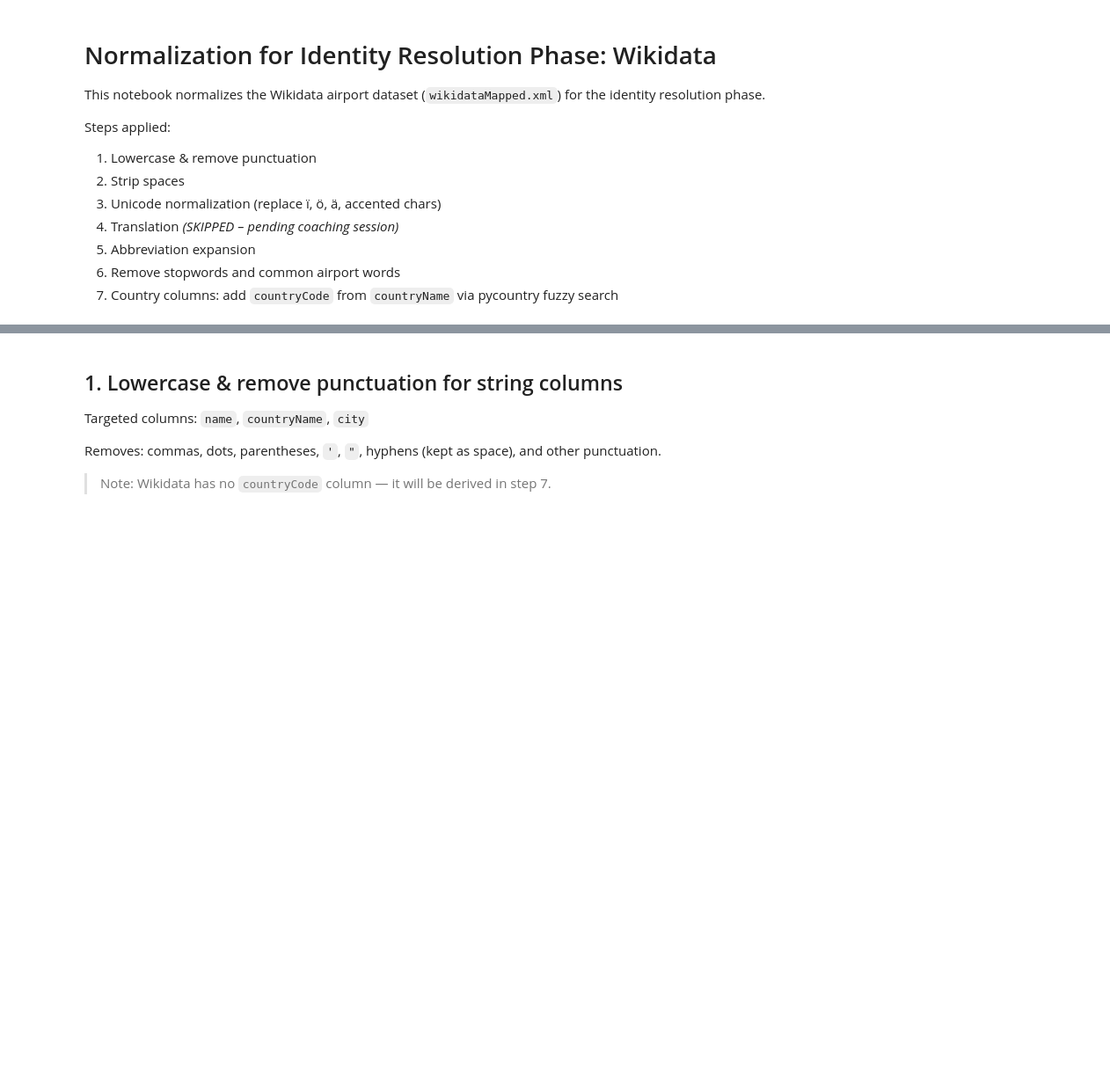
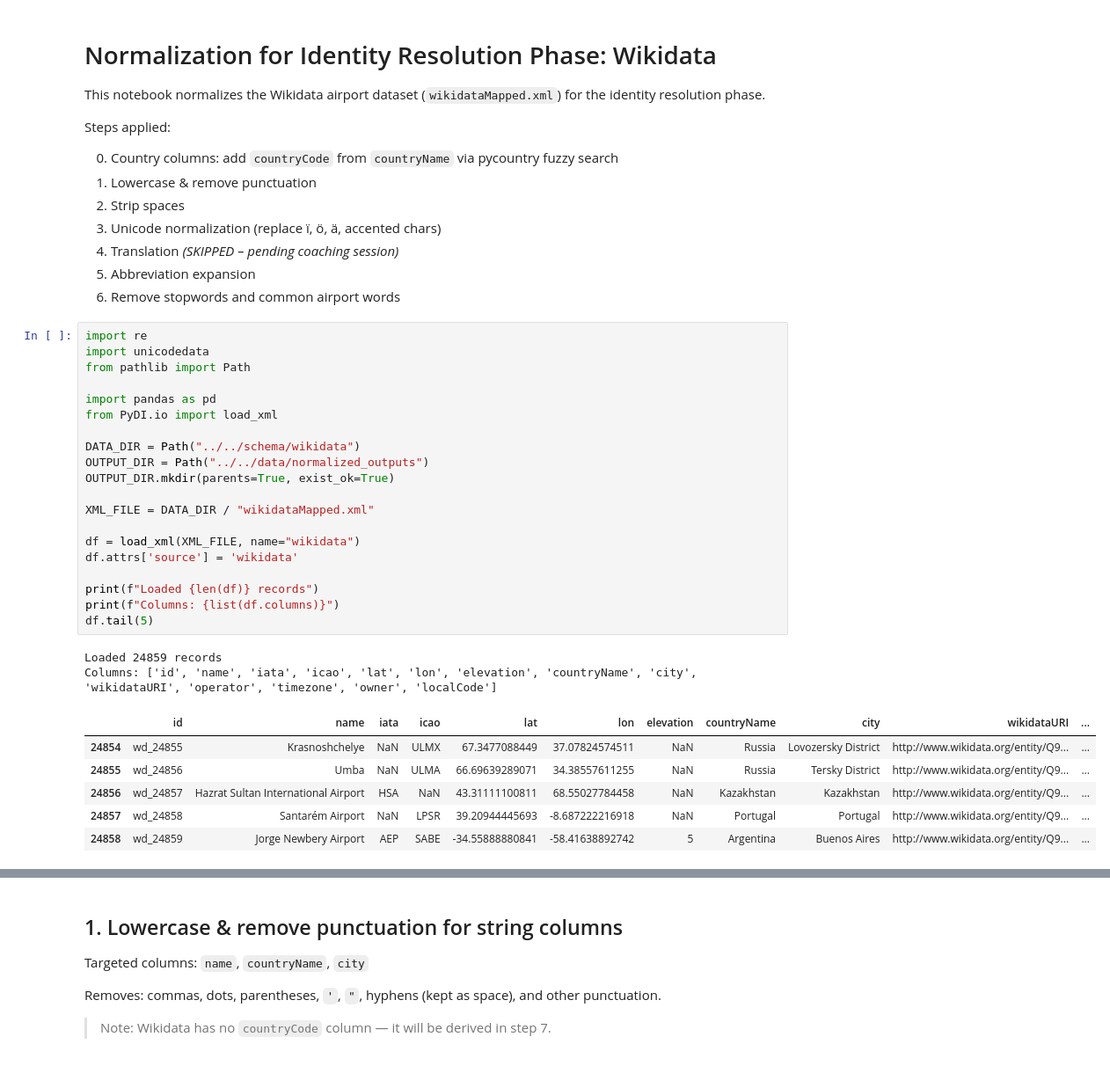
Before and after one commit to Wh4130/Web-Data-Integration-Project, a Jupyter notebook: notebooks/Wikidata/wikidata_normalization.ipynb, the cells around one changed output, grey strips where cells are left out. Shown at 88% size. Drawn from its saved outputs; the diff is of its cells as text; blank space fills up the shorter version.

Commit message:
(data) Normalized wikidata data

```diff
--- a/notebooks/Wikidata/wikidata_normalization.ipynb
+++ b/notebooks/Wikidata/wikidata_normalization.ipynb
@@ -4,10 +4,40 @@
 This notebook normalizes the Wikidata airport dataset (`wikidataMapped.xml`) for the identity resolution phase.
 
 Steps applied:
+
+0. Country columns: add `countryCode` from `countryName` via pycountry fuzzy search
 1. Lowercase & remove punctuation
 2. Strip spaces
 3. Unicode normalization (replace ï, ö, ä, accented chars)
 4. Translation *(SKIPPED – pending coaching session)*
 5. Abbreviation expansion
 6. Remove stopwords and common airport words
-7. Country columns: add `countryCode` from `countryName` via pycountry fuzzy search
+# %%
+import re
+import unicodedata
+from pathlib import Path
+
+import pandas as pd
+from PyDI.io import load_xml
+
+DATA_DIR = Path("../../schema/wikidata")
+OUTPUT_DIR = Path("../../data/normalized_outputs")
+OUTPUT_DIR.mkdir(parents=True, exist_ok=True)
+
+XML_FILE = DATA_DIR / "wikidataMapped.xml"
+
+df = load_xml(XML_FILE, name="wikidata")
+df.attrs['source'] = 'wikidata'
+
+print(f"Loaded {len(df)} records")
+print(f"Columns: {list(df.columns)}")
+df.tail(5)
+# %% [output]
+Loaded 24859 records
+Columns: ['id', 'name', 'iata', 'icao', 'lat', 'lon', 'elevation', 'countryName', 'city', 'wikidataURI', 'operator', 'timezone', 'owner', 'localCode']
+|  | id | name | iata | icao | lat | lon | elevation | countryName | city | wikidataURI | ... |
+| 24854 | wd_24855 | Krasnoshchelye | NaN | ULMX | 67.3477088449 | 37.07824574511 | NaN | Russia | Lovozersky District | http://www.wikidata.org/entity/Q9... | ... |
+| 24855 | wd_24856 | Umba | NaN | ULMA | 66.69639289071 | 34.38557611255 | NaN | Russia | Tersky District | http://www.wikidata.org/entity/Q9... | ... |
+| 24856 | wd_24857 | Hazrat Sultan International Airport | HSA | NaN | 43.31111100811 | 68.55027784458 | NaN | Kazakhstan | Kazakhstan | http://www.wikidata.org/entity/Q9... | ... |
+| 24857 | wd_24858 | Santarém Airport | NaN | LPSR | 39.20944445693 | -8.687222216918 | NaN | Portugal | Portugal | http://www.wikidata.org/entity/Q9... | ... |
+| 24858 | wd_24859 | Jorge Newbery Airport | AEP | SABE | -34.55888880841 | -58.41638892742 | 5 | Argentina | Buenos Aires | http://www.wikidata.org/entity/Q9... | ... |
```
Also changed, not shown: parts of 24 cells of this notebook, 3 other files.
